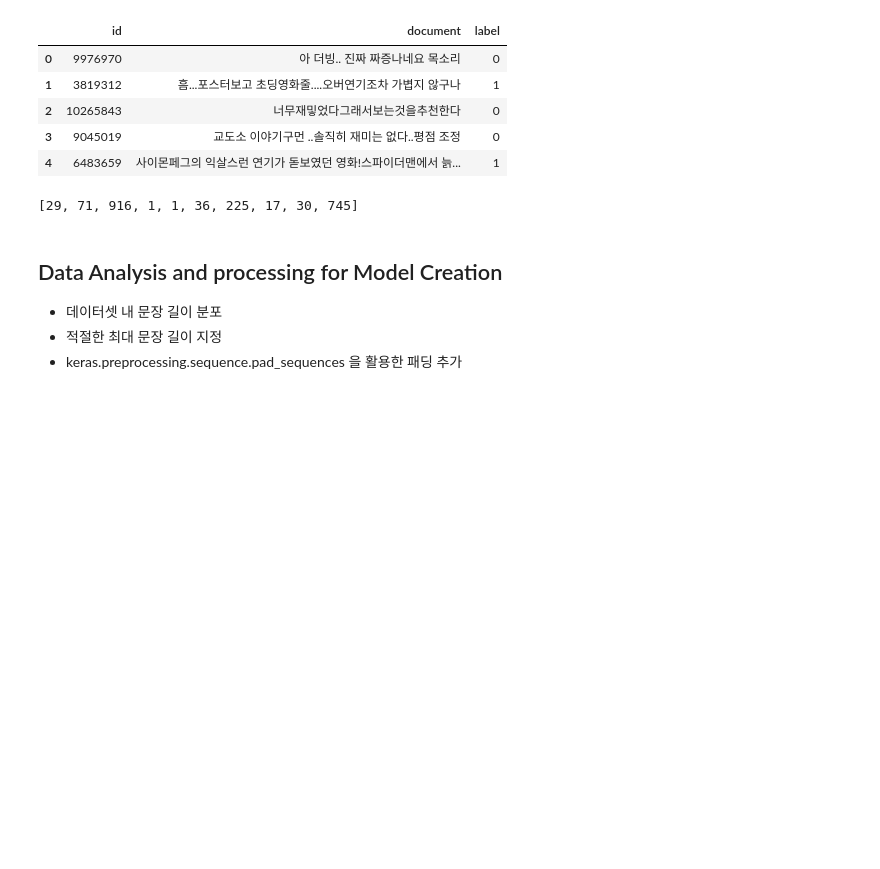
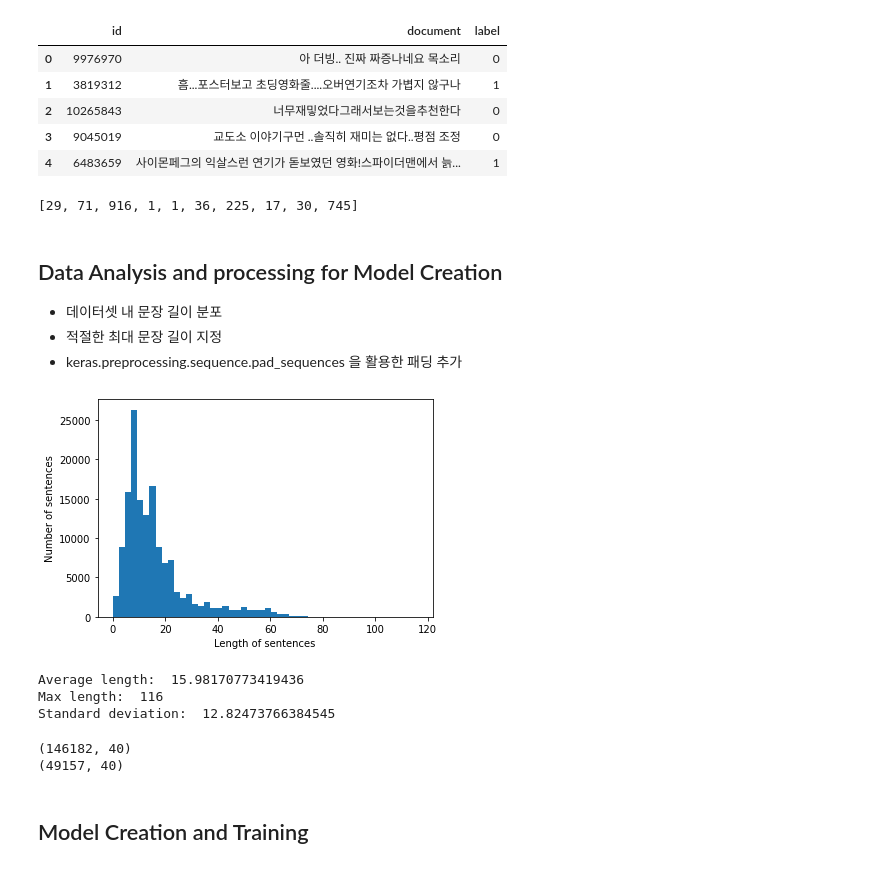
Before and after one commit to twinfin01/aiffel_2024, a Jupyter notebook: NLP/PJT_SentimentAnalysis_NLP_0327.ipynb, the cells around one changed output. Saved outputs shown, nothing was run; the diff lists cells and outputs as text; code cells hidden in the pictures; blank space fills up the shorter version.

```diff
--- a/NLP/PJT_SentimentAnalysis_NLP_0327.ipynb
+++ b/NLP/PJT_SentimentAnalysis_NLP_0327.ipynb
@@ -63,5 +63,5 @@ def load_data(train_data, test_data, num_words=10000):
     return X_train, y_train, X_test, y_test, word_to_index
 
 
-X_train, y_train, X_test, y_test, word_to_index = load_data(train_data, test_data)
+x_train, y_train, x_test, y_test, word_to_index = load_data(train_data, test_data)
 # %%
@@ -92,3 +92,39 @@ def get_decoded_sentences(encoded_sentences, index_to_word):
 - 데이터셋 내 문장 길이 분포
 - 적절한 최대 문장 길이 지정
 - keras.preprocessing.sequence.pad_sequences 을 활용한 패딩 추가
+# %%
+import matplotlib.pyplot as plt
+
+# 문장 길이 분포 확인
+sentence_lengths = [len(sentence) for sentence in X_train]
+plt.hist(sentence_lengths, bins=50)
+plt.xlabel('Length of sentences')
+plt.ylabel('Number of sentences')
+plt.show()
+
+# 평균과 최대, 표준편차 확인
+print("Average length: ", np.mean(sentence_lengths))
+print("Max length: ", np.max(sentence_lengths))
+print("Standard deviation: ", np.std(sentence_lengths))
+# %% [output]
+[figure, added]
+Average length:  15.98170773419436
+Max length:  116
+Standard deviation:  12.82473766384545
+# %%
+from tensorflow.keras.preprocessing.sequence import pad_sequences
+
+max_len = 40
+
+# 패딩 추가
+X_train_padded = pad_sequences(X_train, maxlen=max_len, padding='post')
+X_test_padded = pad_sequences(X_test, maxlen=max_len, padding='post')
+
+# 결과 확인
+print(X_train_padded.shape)
+print(X_test_padded.shape)
+# %% [output]
+(146182, 40)
+(49157, 40)
+# %% [markdown]
+## Model Creation and Training
```
Also changed, not shown: parts of 18 cells of this notebook.
